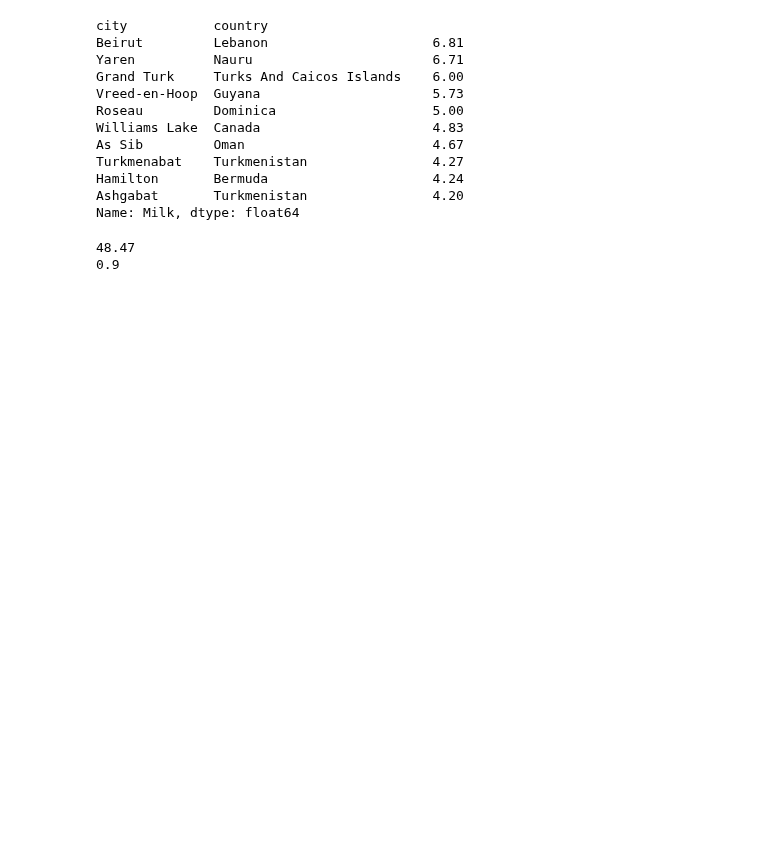
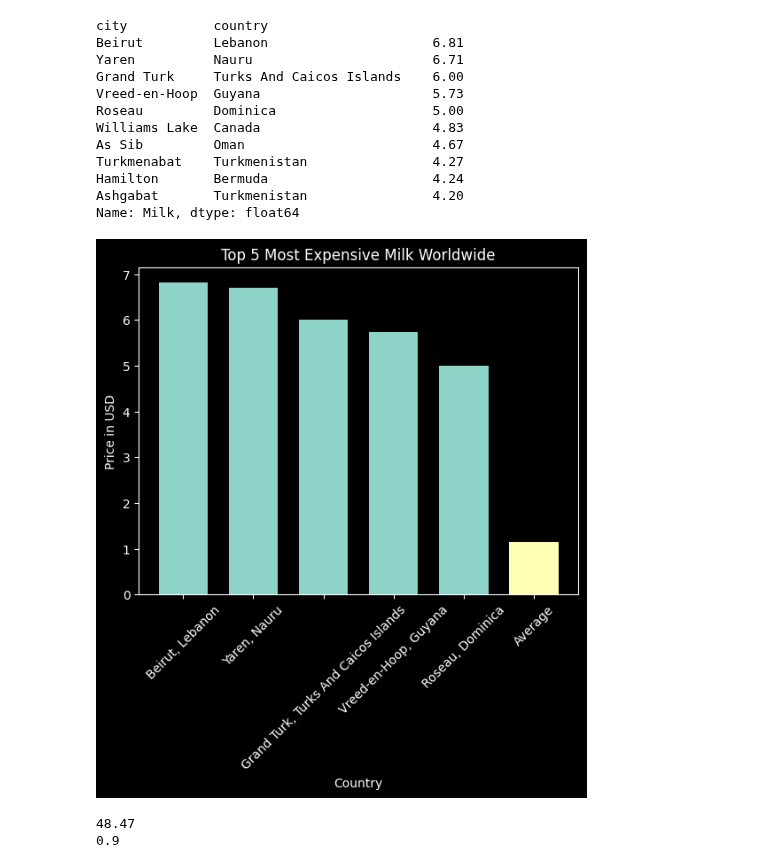
Before and after one commit to Reed-Carter/Global-Cost-of-Living, a Jupyter notebook: phil-project.ipynb, the cells around one changed output. Saved outputs shown, nothing was run; the diff lists cells and outputs as text; code cells hidden in the pictures; blank space fills up the shorter version.

```diff
--- a/phil-project.ipynb
+++ b/phil-project.ipynb
@@ -536,6 +566,28 @@ Turkmenabat    Turkmenistan                4.27
 Hamilton       Bermuda                     4.24
 Ashgabat       Turkmenistan                4.20
 Name: Milk, dtype: float64
+# %%
+most_milk_values = [6.81, 6.71, 6.00, 5.73, 5.00]
+most_milk_locations = ['Beirut, Lebanon', 'Yaren, Nauru', 'Grand Turk, Turks And Caicos Islands', 'Vreed-en-Hoop, Guyana', 'Roseau, Dominica']
+# %%
+# Create bar graph
+plt.style.use('dark_background')
+
+plt.title('Top 5 Most Expensive Milk Worldwide')
+
+bar_width = 0.7
+
+plt.bar(most_milk_locations, most_milk_values, width=bar_width)
+plt.bar('Average', milk_average, width=bar_width)
+plt.xticks(rotation=45)
+
+
+plt.xlabel('Country')
+plt.ylabel('Price in USD')
+
+plt.show()
+# %% [output]
+[figure, added]
 # %%
 # Find max and min values in cheese column
 max_cheese = cost_of_living.Cheese.max()
```
Also changed, not shown: parts of 4 cells of this notebook.
